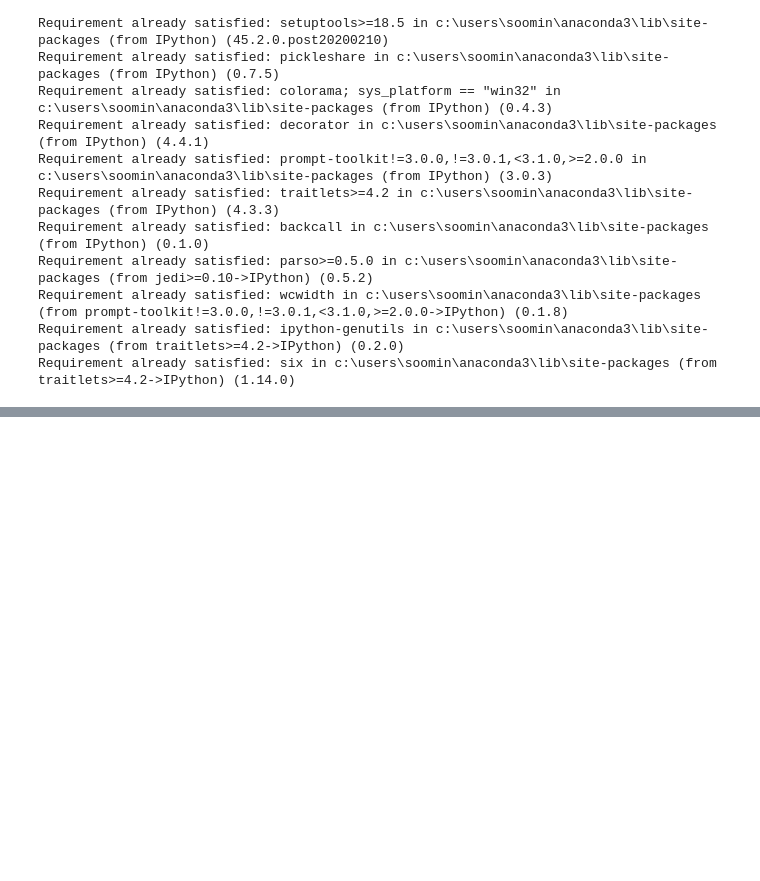
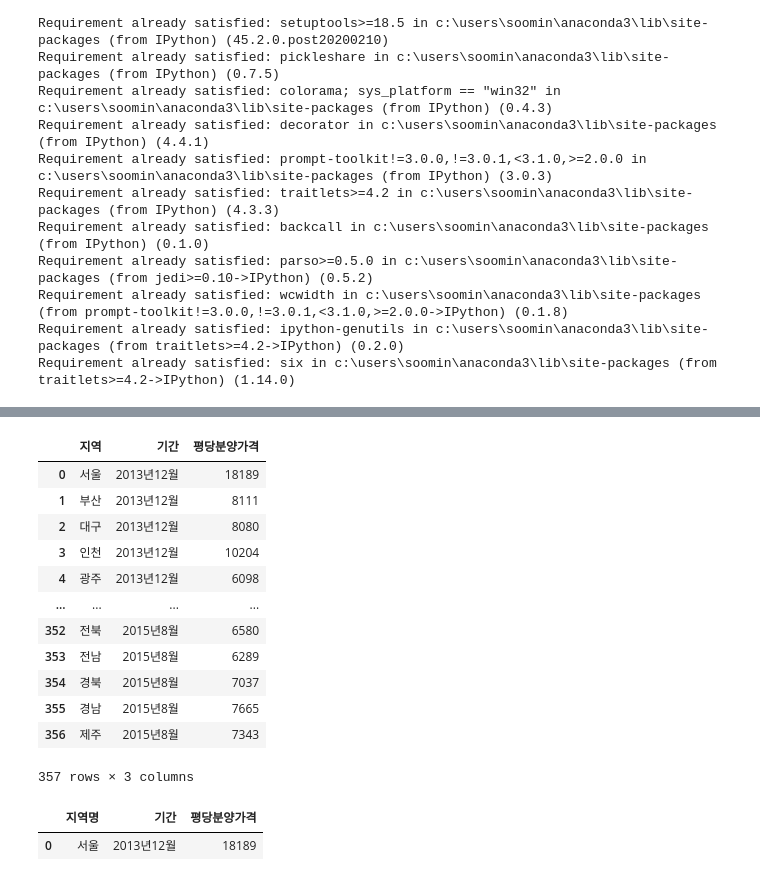
Before and after one commit to sookm/inflearn_lecture_opendata, a Jupyter notebook: 01-apt-price-input_210519.ipynb, the cells around one changed output, grey strips where cells are left out. Saved outputs shown, nothing was run; the diff lists cells and outputs as text; code cells hidden in the pictures; blank space fills up the shorter version.

```diff
--- a/01-apt-price-input_210519.ipynb
+++ b/01-apt-price-input_210519.ipynb
@@ -881,3 +881,32 @@ from IPython.display import Image
 
 ![molt](img/molten.png)
 <br>**컬럼의 값을 행으로 모두 "녹여" 준것**
+# %%
+# pd.melt 를 사용하여 녹인 데이터를 df_first_melt 변수에 담기
+
+# df_first.melt?
+df_first_melt = df_first.melt(id_vars="지역", var_name="기간", value_name="평당분양가격")
+# 지역 컬럼을 놓고, 나머지 컬럼을 행으로 녹이겠다.
+
+df_first_melt
+# %% [output]
+|  | 지역 | 기간 | 평당분양가격 |
+| 0 | 서울 | 2013년12월 | 18189 |
+| 1 | 부산 | 2013년12월 | 8111 |
+| 2 | 대구 | 2013년12월 | 8080 |
+| 3 | 인천 | 2013년12월 | 10204 |
+| 4 | 광주 | 2013년12월 | 6098 |
+| ... | ... | ... | ... |
+| 352 | 전북 | 2015년8월 | 6580 |
+| 353 | 전남 | 2015년8월 | 6289 |
+| 354 | 경북 | 2015년8월 | 7037 |
+| 355 | 경남 | 2015년8월 | 7665 |
+| 356 | 제주 | 2015년8월 | 7343 |
+357 rows × 3 columns
+# %%
+# 컬럼명 변경하기
+df_first_melt.columns = ["지역명", "기간", "평당분양가격"]
+df_first_melt.head(1)
+# %% [output]
+|  | 지역명 | 기간 | 평당분양가격 |
+| 0 | 서울 | 2013년12월 | 18189 |
```
